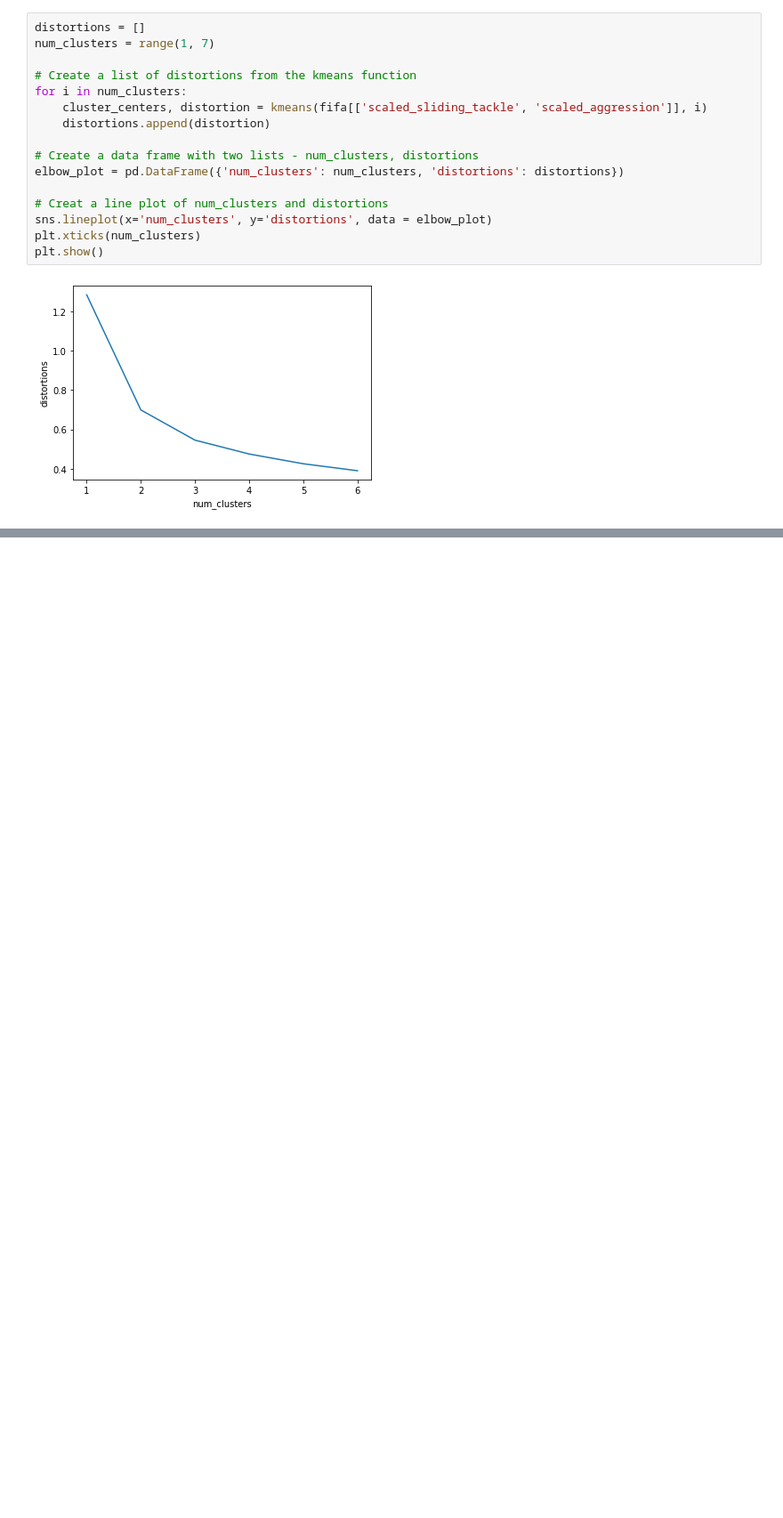
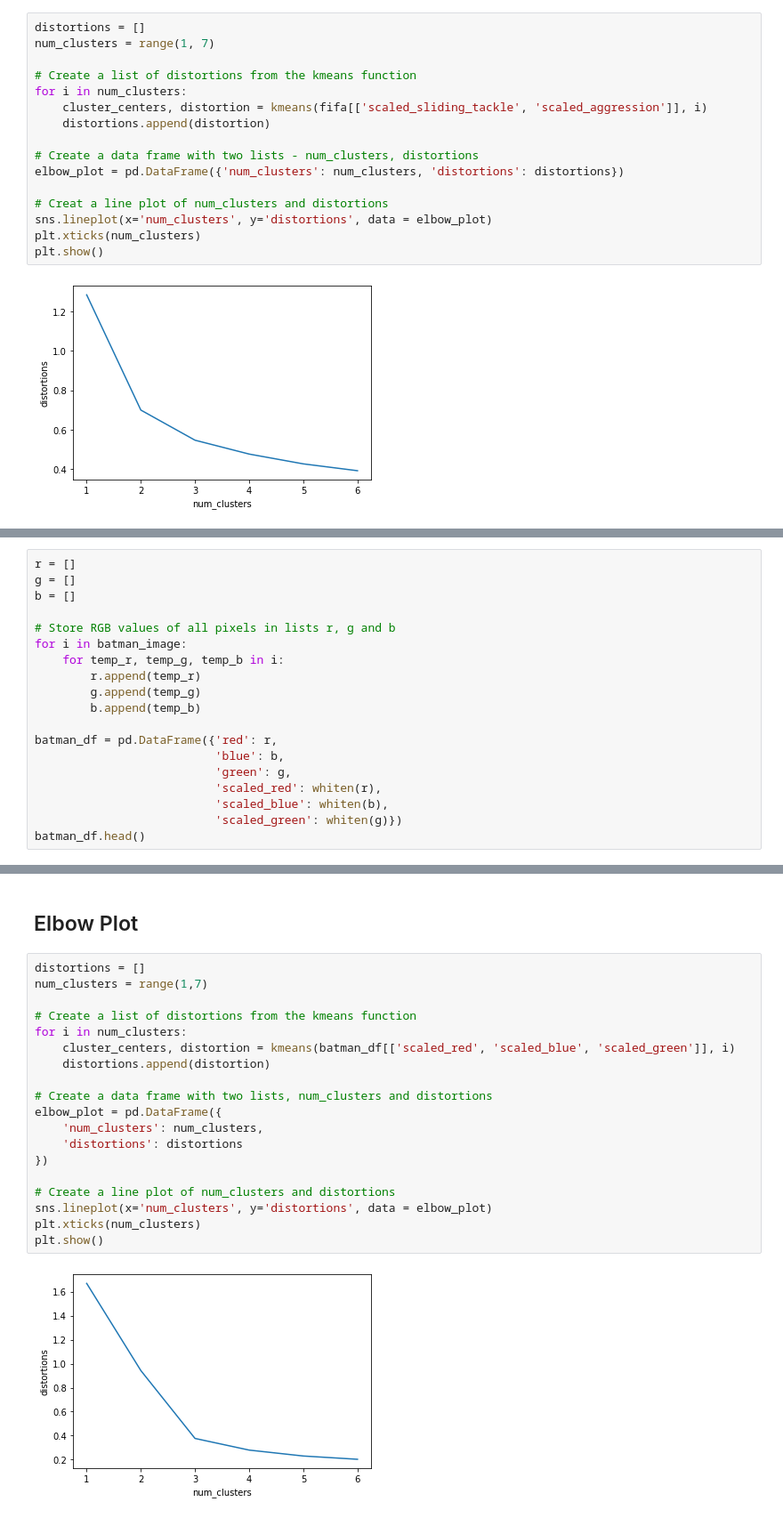
Before and after one commit to teguhsam/Cluster-Analysis-in-Python, a Jupyter notebook: 3. K-Means Clustering.ipynb, the cells around one changed output, grey strips where cells are left out. Shown at 89% size. Drawn from its saved outputs; the diff is of its cells as text; blank space fills up the shorter version.

```diff
--- a/3. K-Means Clustering.ipynb
+++ b/3. K-Means Clustering.ipynb
@@ -135,0 +165,19 @@ plt.show()
+# %%
+r = []
+g = []
+b = []
+
+# Store RGB values of all pixels in lists r, g and b
+for i in batman_image:
+    for temp_r, temp_g, temp_b in i:
+        r.append(temp_r)
+        g.append(temp_g)
+        b.append(temp_b)
+
+batman_df = pd.DataFrame({'red': r,
+                          'blue': b,
+                          'green': g,
+                          'scaled_red': whiten(r),
+                          'scaled_blue': whiten(b),
+                          'scaled_green': whiten(g)})
+batman_df.head()
@@ -135,0 +191,23 @@ plt.show()
+# %% [markdown]
+## Elbow Plot
+# %%
+distortions = []
+num_clusters = range(1,7)
+
+# Create a list of distortions from the kmeans function
+for i in num_clusters:
+    cluster_centers, distortion = kmeans(batman_df[['scaled_red', 'scaled_blue', 'scaled_green']], i)
+    distortions.append(distortion)
+
+# Create a data frame with two lists, num_clusters and distortions
+elbow_plot = pd.DataFrame({
+    'num_clusters': num_clusters,
+    'distortions': distortions
+})
+
+# Create a line plot of num_clusters and distortions
+sns.lineplot(x='num_clusters', y='distortions', data = elbow_plot)
+plt.xticks(num_clusters)
+plt.show()
+# %% [output]
+[figure, added]
```
Also changed, not shown: parts of 32 cells of this notebook, 2 other files.
